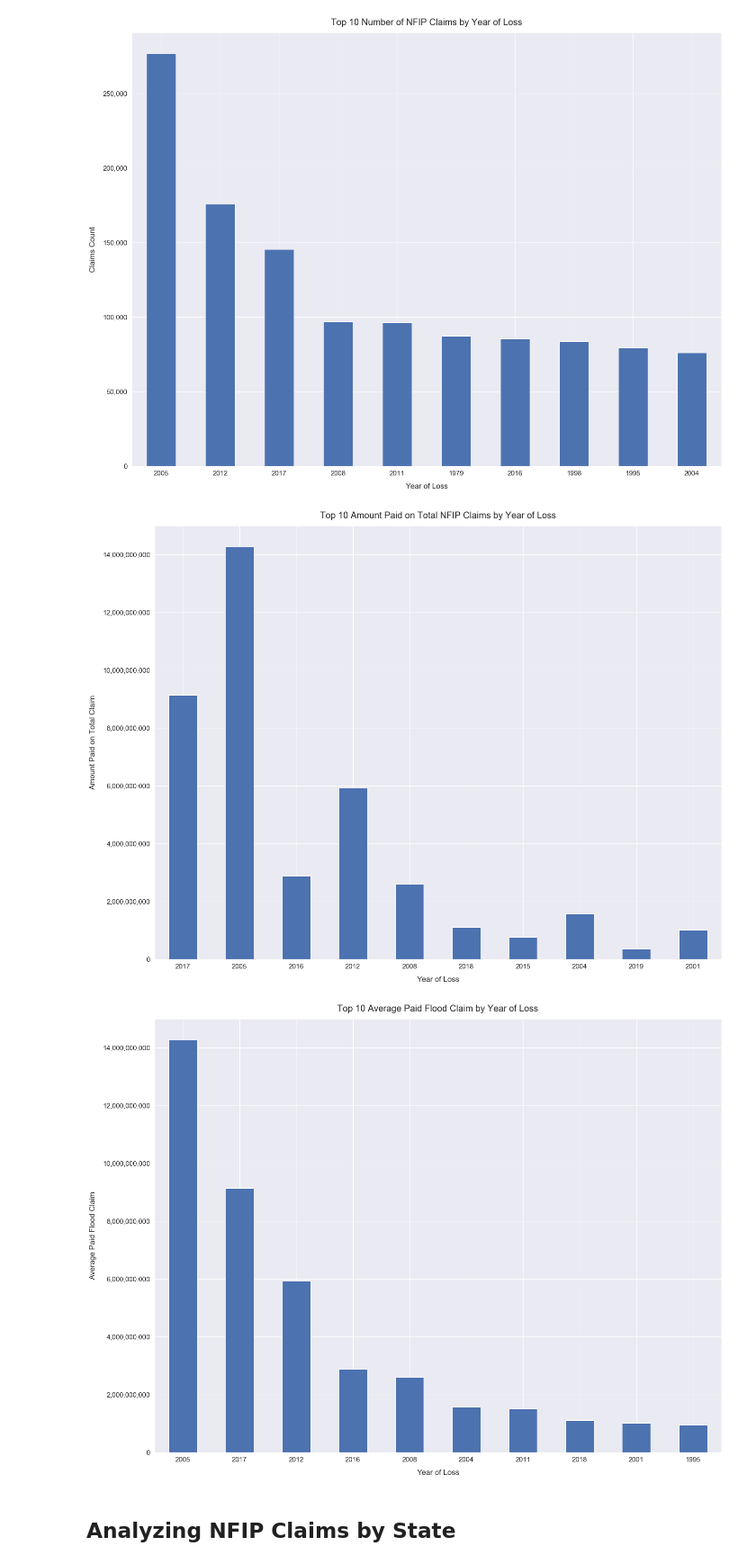
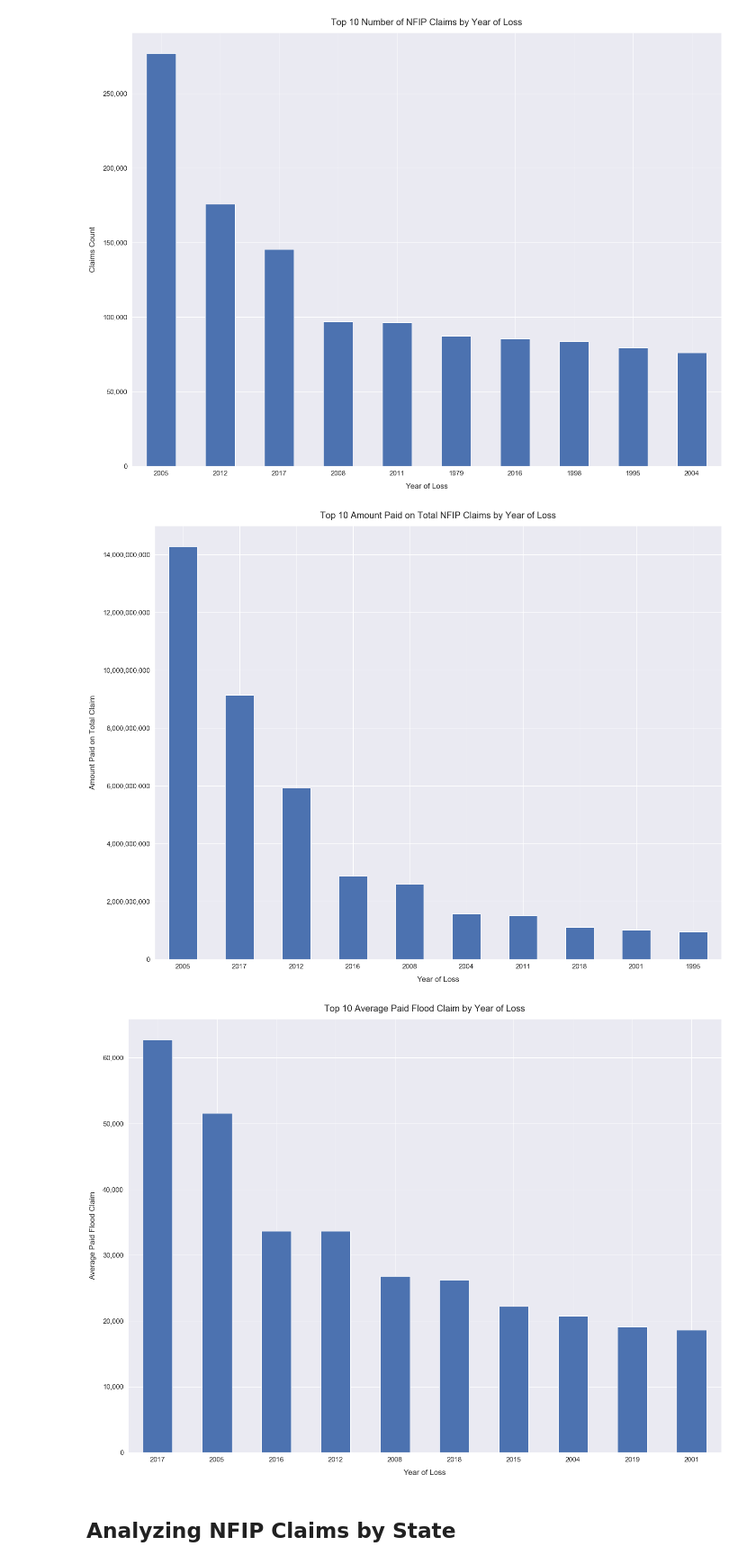
Before and after one commit to mebauer/fema-nfip-claims, a Jupyter notebook: nfip-claims-national/nfip-claims-national.ipynb, the cells around one changed output. Shown at 90% size. Drawn from its saved outputs; the diff is of its cells as text; code cells hidden in the pictures.

Commit message:
fixing average paid claim plot

```diff
--- a/nfip-claims-national/nfip-claims-national.ipynb
+++ b/nfip-claims-national/nfip-claims-national.ipynb
@@ -574,7 +574,7 @@ ax = plt.subplot()
 ax.get_yaxis().set_major_formatter(
     matplotlib.ticker.FuncFormatter(lambda x, p: format(int(x), ',')))
 
-nfip_claims_year.sort_values(by='average_paid_flood_claim', ascending=False).head(10).plot.bar(x='yearofloss', y='amountpaidontotalclaim', ax=ax, rot=0, color='b', fontsize=15, legend=False)
+nfip_claims_year.sort_values(by='amountpaidontotalclaim', ascending=False).head(10).plot.bar(x='yearofloss', y='amountpaidontotalclaim', ax=ax, rot=0, color='b', fontsize=15, legend=False)
 plt.xlabel("Year of Loss", labelpad=14)
 plt.ylabel("Amount Paid on Total Claim", labelpad=14)
 plt.title("Top 10 Amount Paid on Total NFIP Claims by Year of Loss", pad=16, fontsize=20)
@@ -583,27 +583,27 @@ plt.tight_layout()
 #saving figure
 plt.savefig('figures/nfip-claims-by-year-average-top10.png')
 # %% [output]
-[figure, old version]
+[figure, new version]
 # %%
 # defining our plot
 sns.set(font_scale=1.4)
 plt.subplots(figsize=(20,15))
 ax = plt.subplot()
 
 # formatting Y axis with comma
 ax.get_yaxis().set_major_formatter(
     matplotlib.ticker.FuncFormatter(lambda x, p: format(int(x), ',')))
 
-nfip_claims_year.sort_values(by='amountpaidontotalclaim', ascending=False).head(10).plot.bar(x='yearofloss', y='amountpaidontotalclaim', ax=ax, rot=0, color='b', fontsize=15, legend=False)
+nfip_claims_year.sort_values(by='average_paid_flood_claim', ascending=False).head(10).plot.bar(x='yearofloss', y='average_paid_flood_claim', ax=ax, rot=0, color='b', fontsize=15, legend=False)
 plt.xlabel("Year of Loss", labelpad=14)
 plt.ylabel("Average Paid Flood Claim", labelpad=14)
 plt.title("Top 10 Average Paid Flood Claim by Year of Loss", pad=16, fontsize=20)
 plt.tight_layout()
 
 #saving figure
 plt.savefig('figures/nfip-claims-by-year-average-top10.png')
 # %% [output]
-[figure, old version]
+[figure, new version]
 # %% [markdown]
 ## Analyzing NFIP Claims by State
 # %% [markdown]
```
Also changed, not shown: 1 other file.
